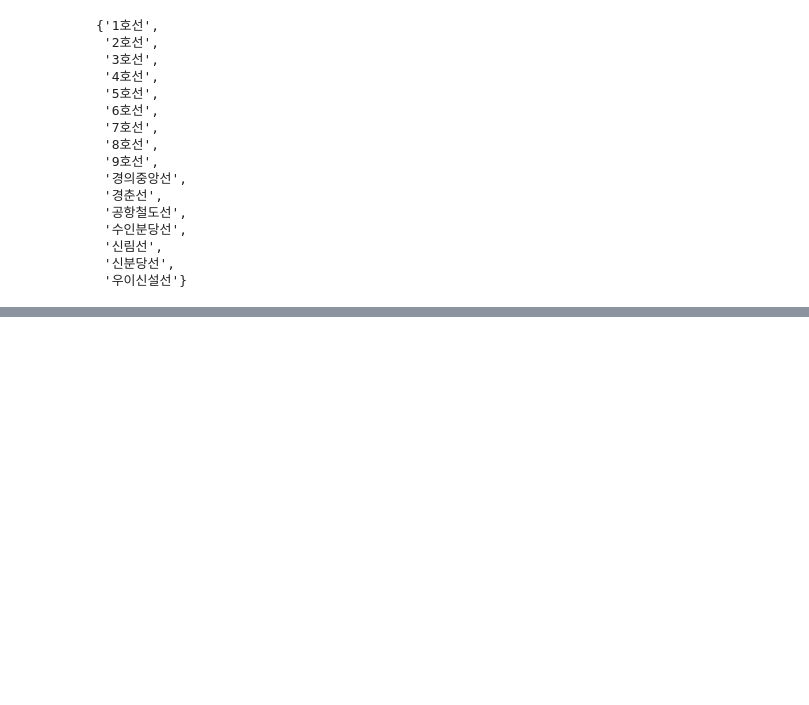
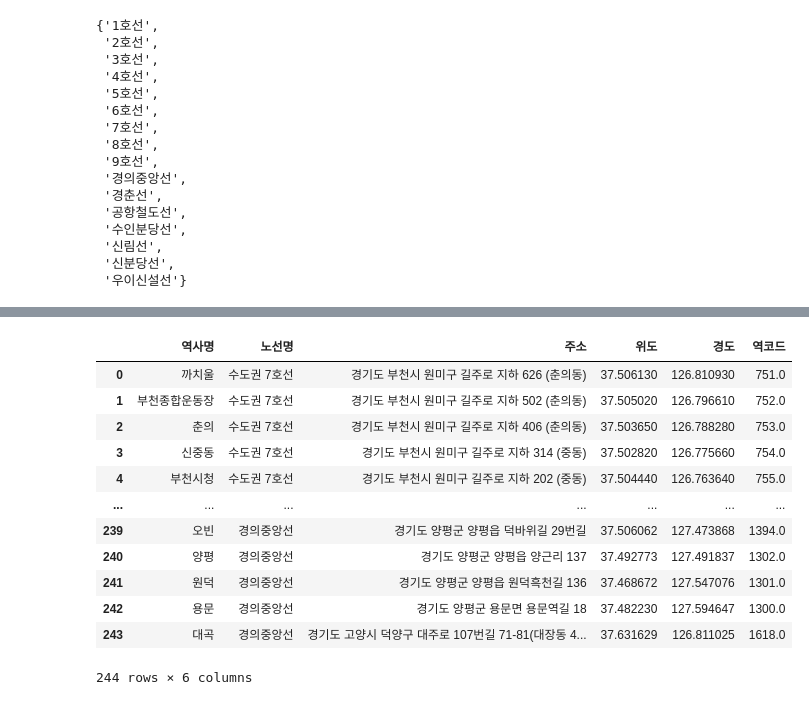
Before and after one commit to 23-1-CauCapstone-Team3/DataPreprocessing, a Jupyter notebook: train/seoul.ipynb, the cells around one changed output, grey strips where cells are left out. Saved outputs shown, nothing was run; the diff lists cells and outputs as text; code cells hidden in the pictures; blank space fills up the shorter version.

```diff
--- a/train/seoul.ipynb
+++ b/train/seoul.ipynb
@@ -91,0 +148,19 @@ station.to_csv("result_train_station.csv")
+# %%
+station_not_in_seoul = station_with_location[~(station_with_loaction['주소'].str.contains(
+    '서울'))]
+station_not_in_seoul = station_not_in_seoul.reset_index(drop=True)
+station_not_in_seoul
+# %% [output]
+|  | 역사명 | 노선명 | 주소 | 위도 | 경도 | 역코드 |
+| 0 | 까치울 | 수도권 7호선 | 경기도 부천시 원미구 길주로 지하 626 (춘의동) | 37.506130 | 126.810930 | 751.0 |
+| 1 | 부천종합운동장 | 수도권 7호선 | 경기도 부천시 원미구 길주로 지하 502 (춘의동) | 37.505020 | 126.796610 | 752.0 |
+| 2 | 춘의 | 수도권 7호선 | 경기도 부천시 원미구 길주로 지하 406 (춘의동) | 37.503650 | 126.788280 | 753.0 |
+| 3 | 신중동 | 수도권 7호선 | 경기도 부천시 원미구 길주로 지하 314 (중동) | 37.502820 | 126.775660 | 754.0 |
+| 4 | 부천시청 | 수도권 7호선 | 경기도 부천시 원미구 길주로 지하 202 (중동) | 37.504440 | 126.763640 | 755.0 |
+| ... | ... | ... | ... | ... | ... | ... |
+| 239 | 오빈 | 경의중앙선 | 경기도 양평군 양평읍 덕바위길 29번길 | 37.506062 | 127.473868 | 1394.0 |
+| 240 | 양평 | 경의중앙선 | 경기도 양평군 양평읍 양근리 137 | 37.492773 | 127.491837 | 1302.0 |
+| 241 | 원덕 | 경의중앙선 | 경기도 양평군 양평읍 원덕흑천길 136 | 37.468672 | 127.547076 | 1301.0 |
+| 242 | 용문 | 경의중앙선 | 경기도 양평군 용문면 용문역길 18 | 37.482230 | 127.594647 | 1300.0 |
+| 243 | 대곡 | 경의중앙선 | 경기도 고양시 덕양구 대주로 107번길 71-81(대장동 4... | 37.631629 | 126.811025 | 1618.0 |
+244 rows × 6 columns
```
Also changed, not shown: parts of 12 cells of this notebook, 4 other files.
